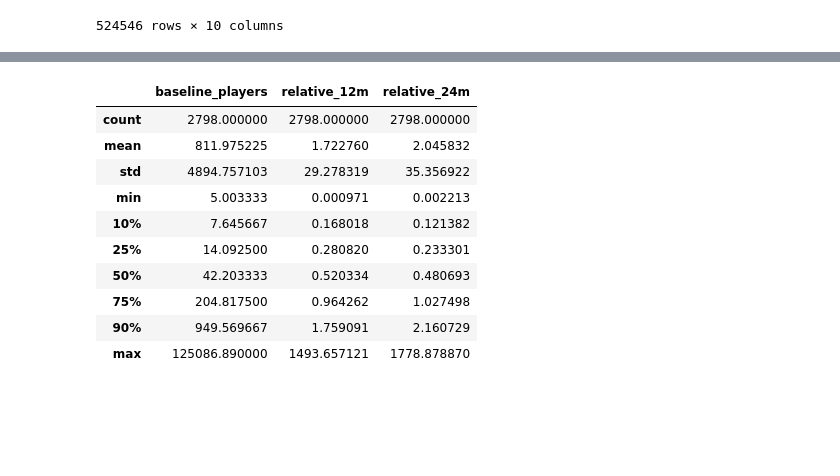
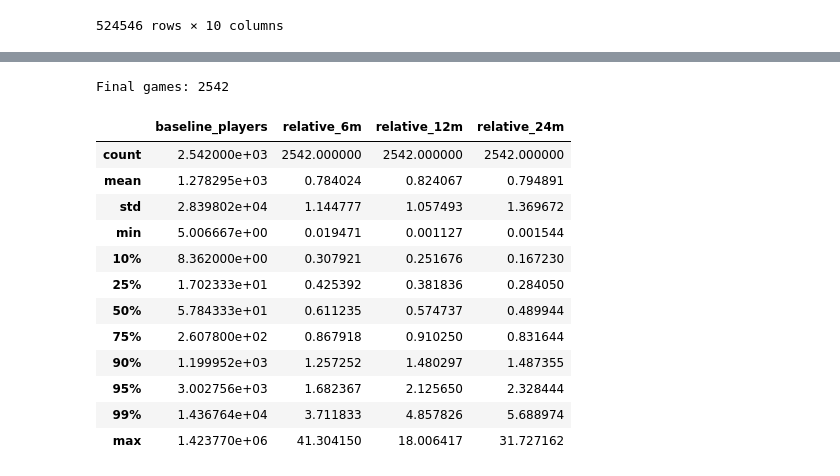
Before and after one commit to mzang20/Video-Game-Lifecycle, a Jupyter notebook: notebooks/03_lifecycle_analysis.ipynb, the cells around one changed output, grey strips where cells are left out. Saved outputs shown, nothing was run; the diff lists cells and outputs as text; code cells hidden in the pictures; blank space fills up the shorter version.

```diff
--- a/notebooks/03_lifecycle_analysis.ipynb
+++ b/notebooks/03_lifecycle_analysis.ipynb
@@ -75,8 +85,15 @@ lifecycle[["title", "month", "first_month", "month_num", "avg_players"]].head(20
 # %%
-# Normalize games
-baseline = (lifecycle[lifecycle["month_num"].between(0, 2)].groupby("app_id")["avg_players"].mean().rename("baseline_players"))
+# Only post-release observations
+lifecycle = lifecycle[lifecycle["month_since_release"] >= 0].copy()
 
-lifecycle = lifecycle.merge(baseline, on="app_id")
+# Baseline = months 1-3 after release since month 0 is only a partial calendar month for many games
+baseline = (
+    lifecycle[lifecycle["month_since_release"].between(1, 3)]
+    .groupby("app_id")["avg_players"]
+    .mean()
+    .rename("baseline_players")
+)
 
-lifecycle["relative_players"] = (lifecycle["avg_players"] / lifecycle["baseline_players"])
+lifecycle = lifecycle.merge(baseline, on="app_id", how="left")
+lifecycle["relative_players"] = lifecycle["avg_players"] / lifecycle["baseline_players"]
 # %%
@@ -145,19 +220,37 @@ for threshold in [0, 1, 5, 10, 25, 50]:
 # %%
-game_lifecycle_clean = game_lifecycle[game_lifecycle["baseline_players"] >= 5].copy()
+game_lifecycle_clean = game_lifecycle[
+    (game_lifecycle["baseline_players"] >= 5)
+].copy()
 
-game_lifecycle_clean = game_lifecycle_clean.dropna(subset=["relative_12m", "relative_24m"])
+game_lifecycle_clean = game_lifecycle_clean.dropna(
+    subset=["relative_6m", "relative_12m", "relative_24m", "early_trend_slope", "month_6_vs_month_1", "early_volatility", "early_peak_to_average",]
+)
 
-game_lifecycle_clean[["baseline_players", "relative_12m", "relative_24m"]].describe(percentiles=[0.1, 0.25, 0.5, 0.75, 0.9])
+print("Final games:", len(game_lifecycle_clean))
+
+game_lifecycle_clean[
+    [
+        "baseline_players",
+        "relative_6m",
+        "relative_12m",
+        "relative_24m"
+    ]
+].describe(
+    percentiles=[0.10, 0.25, 0.50, 0.75, 0.90, 0.95, 0.99]
+)
 # %% [output]
+Final games: 2542
-|  | baseline_players | relative_12m | relative_24m |
-| count | 2798.000000 | 2798.000000 | 2798.000000 |
-| mean | 811.975225 | 1.722760 | 2.045832 |
-| std | 4894.757103 | 29.278319 | 35.356922 |
-| min | 5.003333 | 0.000971 | 0.002213 |
-| 10% | 7.645667 | 0.168018 | 0.121382 |
-| 25% | 14.092500 | 0.280820 | 0.233301 |
-| 50% | 42.203333 | 0.520334 | 0.480693 |
-| 75% | 204.817500 | 0.964262 | 1.027498 |
-| 90% | 949.569667 | 1.759091 | 2.160729 |
-| max | 125086.890000 | 1493.657121 | 1778.878870 |
+|  | baseline_players | relative_6m | relative_12m | relative_24m |
+| count | 2.542000e+03 | 2542.000000 | 2542.000000 | 2542.000000 |
+| mean | 1.278295e+03 | 0.784024 | 0.824067 | 0.794891 |
+| std | 2.839802e+04 | 1.144777 | 1.057493 | 1.369672 |
+| min | 5.006667e+00 | 0.019471 | 0.001127 | 0.001544 |
+| 10% | 8.362000e+00 | 0.307921 | 0.251676 | 0.167230 |
+| 25% | 1.702333e+01 | 0.425392 | 0.381836 | 0.284050 |
+| 50% | 5.784333e+01 | 0.611235 | 0.574737 | 0.489944 |
+| 75% | 2.607800e+02 | 0.867918 | 0.910250 | 0.831644 |
+| 90% | 1.199952e+03 | 1.257252 | 1.480297 | 1.487355 |
+| 95% | 3.002756e+03 | 1.682367 | 2.125650 | 2.328444 |
+| 99% | 1.436764e+04 | 3.711833 | 4.857826 | 5.688974 |
+| max | 1.423770e+06 | 41.304150 | 18.006417 | 31.727162 |
 # %%
```
Also changed, not shown: parts of 8 cells of this notebook, 7 other files.
